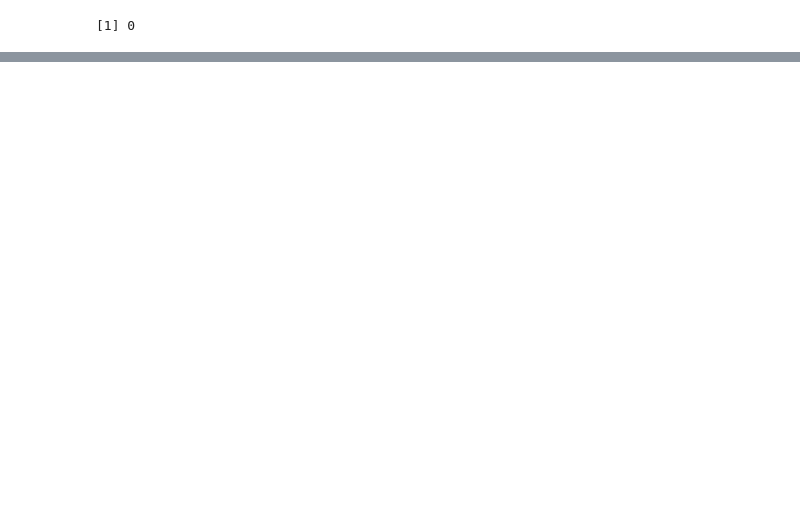
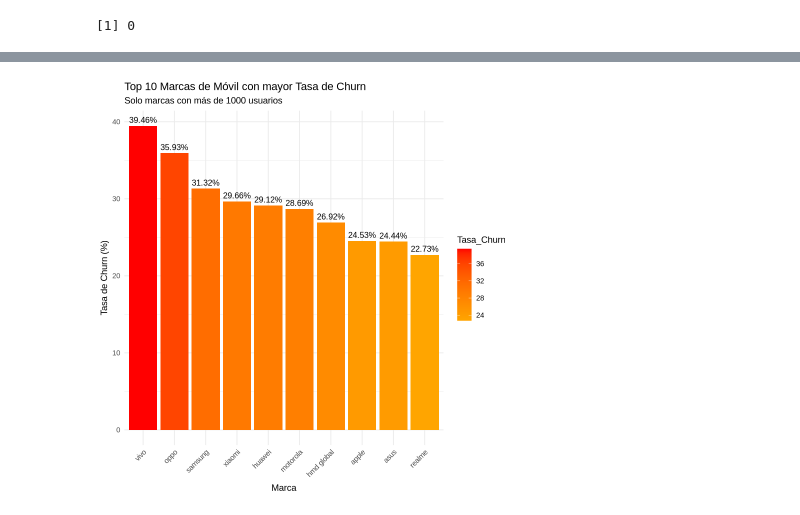
Before and after one commit to Gpascual11/MD004_Estadistica, a Jupyter notebook: 13. Final Project/MD004_GerardPascualFontanilles_ACFinal.ipynb, the cells around one changed output, grey strips where cells are left out. Cells and saved outputs as stored; diff of their text form; code cells hidden in the pictures; blank space fills up the shorter version.

```diff
--- a/13. Final Project/MD004_GerardPascualFontanilles_ACFinal.ipynb
+++ b/13. Final Project/MD004_GerardPascualFontanilles_ACFinal.ipynb
@@ -318,0 +446,3 @@ summary(df_clean$is_churned)
+# %%
+umbral_ciudad <- 500
+umbral_dispositivo <- 1000
@@ -318,0 +477,10 @@ summary(df_clean$is_churned)
+# %%
+top_dispositivos_churn <- df_clean %>%
+  group_by(device) %>%
+  summarise(
+    Total_Clientes = n(),
+    Churn_Total = sum(is_churned == 1),
+    Tasa_Churn = round((Churn_Total / Total_Clientes) * 100, 2)
+  ) %>%
+  filter(Total_Clientes >= umbral_dispositivo) %>%
+  arrange(desc(Tasa_Churn))
@@ -318,0 +506,12 @@ summary(df_clean$is_churned)
+# %%
+ggplot(head(top_dispositivos_churn, 10), aes(x = reorder(device, -Tasa_Churn), y = Tasa_Churn, fill = Tasa_Churn)) +
+  geom_bar(stat = "identity") +
+  geom_text(aes(label = paste0(Tasa_Churn, "%")), vjust = -0.5, size = 3.5) +
+  scale_fill_gradient(low = "orange", high = "red") +
+  labs(title = "Top 10 Marcas de Móvil con mayor Tasa de Churn",
+       subtitle = paste("Solo marcas con más de", umbral_dispositivo, "usuarios"),
+       x = "Marca", y = "Tasa de Churn (%)") +
+  theme_minimal() +
+  theme(axis.text.x = element_text(angle = 45, hjust = 1))
+# %% [output]
+[figure, added]
```
Also changed, not shown: parts of 52 cells of this notebook.
